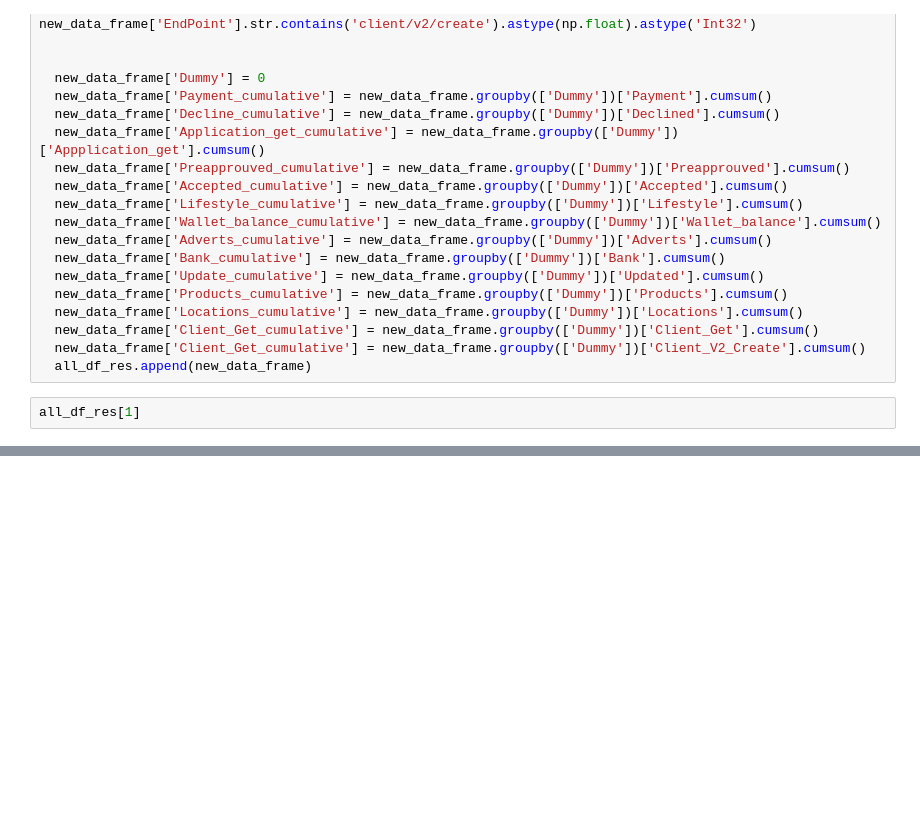
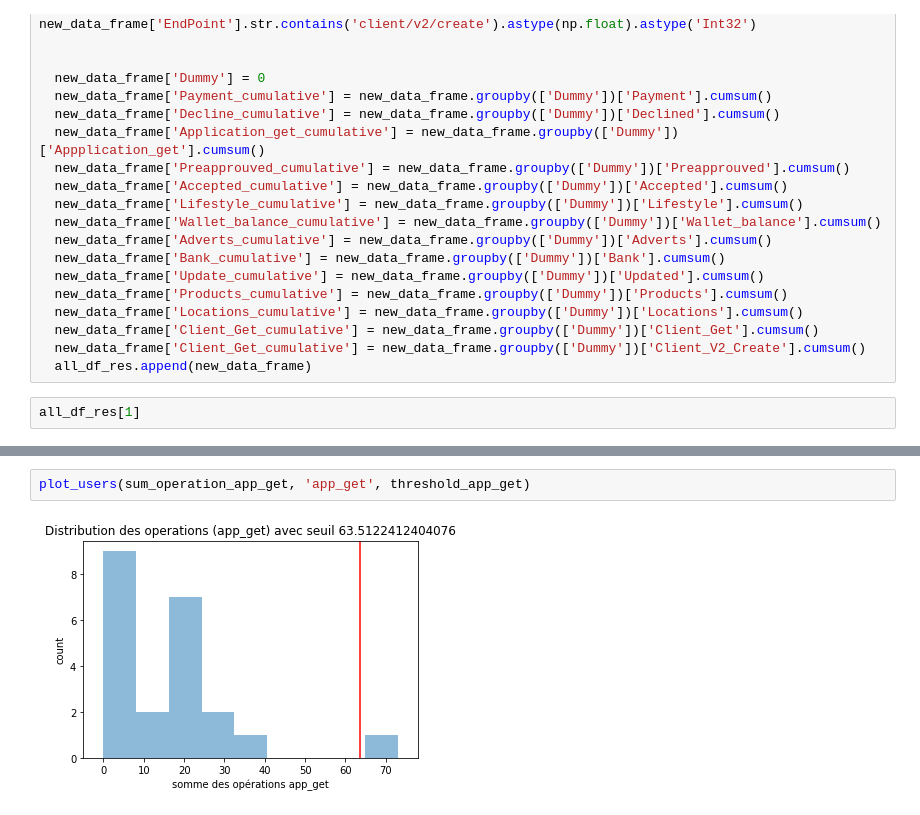
Before and after one commit to pfolaa/fraud_detection, a Jupyter notebook: fraud_detection_01.ipynb, the cells around one changed output, grey strips where cells are left out. Drawn from its saved outputs; the diff is of its cells as text; blank space fills up the shorter version.

```diff
--- a/fraud_detection_01.ipynb
+++ b/fraud_detection_01.ipynb
@@ -2888,0 +3073,4 @@ all_df_res[1]
+# %%
+plot_users(sum_operation_app_get, 'app_get', threshold_app_get)
+# %% [output]
+[figure, added]
```
Also changed, not shown: parts of 124 cells of this notebook.
